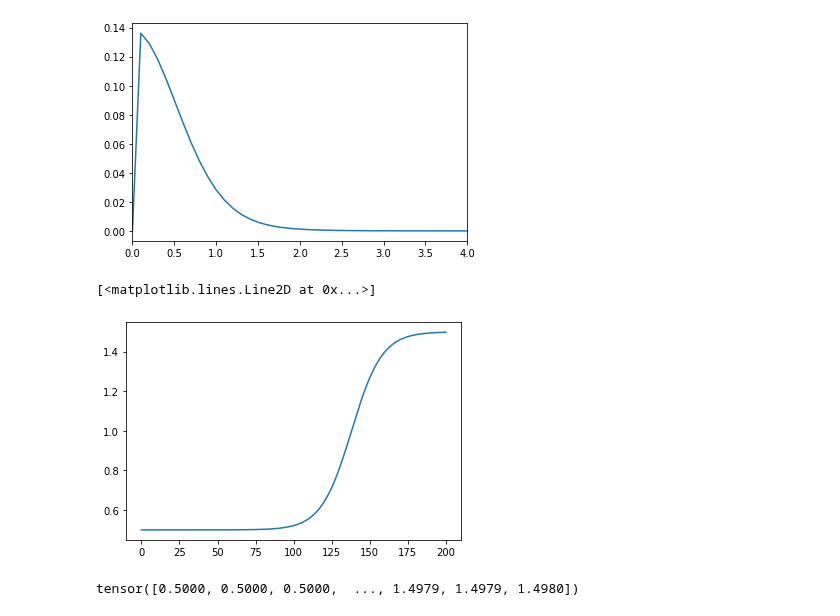
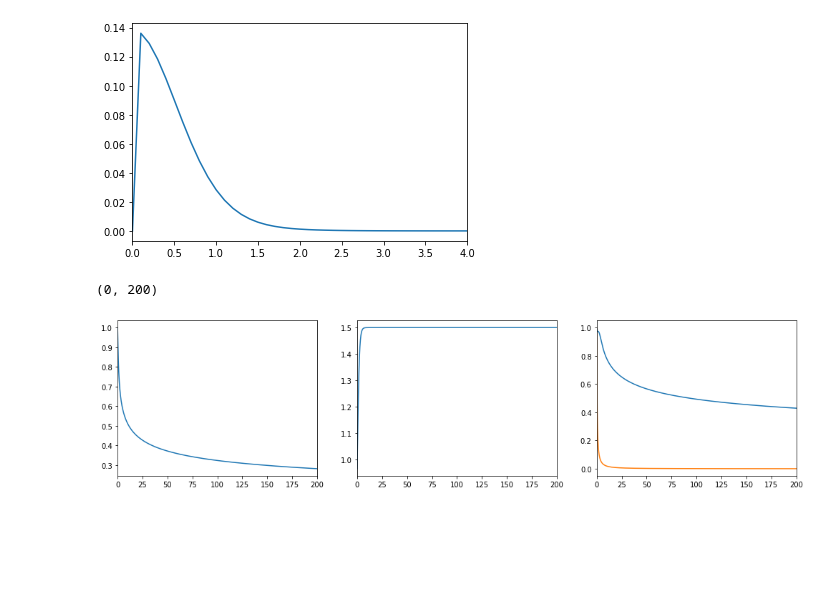
Before and after one commit to yamacisik/gated_kernel_tpp, a Jupyter notebook: dev_notebook.ipynb, the cells around one changed output. Drawn from its saved outputs; the diff is of its cells as text; code cells hidden in the pictures; blank space fills up the shorter version.

Commit message:
Running 1-D Power Law Hawkes

```diff
--- a/dev_notebook.ipynb
+++ b/dev_notebook.ipynb
@@ -537,12 +549,45 @@ def sig(d,l,s):
+# %%
+def sig(d,l,s):
+    return 1+0.5*torch.tanh((d - l) / s)
+
+
+def squared_exponential_kernel(x, sigma=1, lengthscale=0.01, norm=1):
+    d = x ** norm
+
+    return (sigma ** 2) * torch.exp(-(d ** 2) / lengthscale ** 2)
+
+
+def rational_quadratic_kernel(x, sigma =1, alpha= 0.1, lengthscale = 0.01,norm = 1):
+    d = x ** norm
+    return (sigma ** 2) *(1+((d**2)/(alpha*lengthscale)))**(-alpha)
 # %%
 t = torch.arange(0,200,0.1)
-# %%
-values = sig(t/200,0.6900,0.1)
-plt.plot(t,values)
-# %% [output]
-[<matplotlib.lines.Line2D at 0x...>]
-[figure, removed]
-# %%
-values
-# %% [output]
-tensor([0.5000, 0.5000, 0.5000,  ..., 1.4979, 1.4979, 1.4980])
+# %%
+# values = squared_exponential_kernel(t,sigma= 1.0, lengthscale =  0.9896)
+values = rational_quadratic_kernel(t,sigma= 1.0, lengthscale =  1.25, alpha = 0.1)
+
+
+values_sig = sig(t,l=  0.1501, s = 2.0866)
+
+
+fig, (ax1, ax2,ax3) = plt.subplots(1, 3,figsize=(17,4))
+
+limit = 200
+
+ax1.plot(t,values)
+ax1.set_xlim(0, limit)
+
+ax2.plot(t,values_sig)
+ax2.set_xlim(0, limit)
+
+
+final_scores =values_sig*values
+actual_scores = power_law_kernel(t)
+ax3.plot(t,final_scores/final_scores.max())
+ax3.plot(t,actual_scores/actual_scores.max())
+
+
+ax3.set_xlim(0, limit)
+# %% [output]
+(0, 200)
+[figure, added]
```
Also changed, not shown: parts of 6 cells of this notebook, 4 other files.
